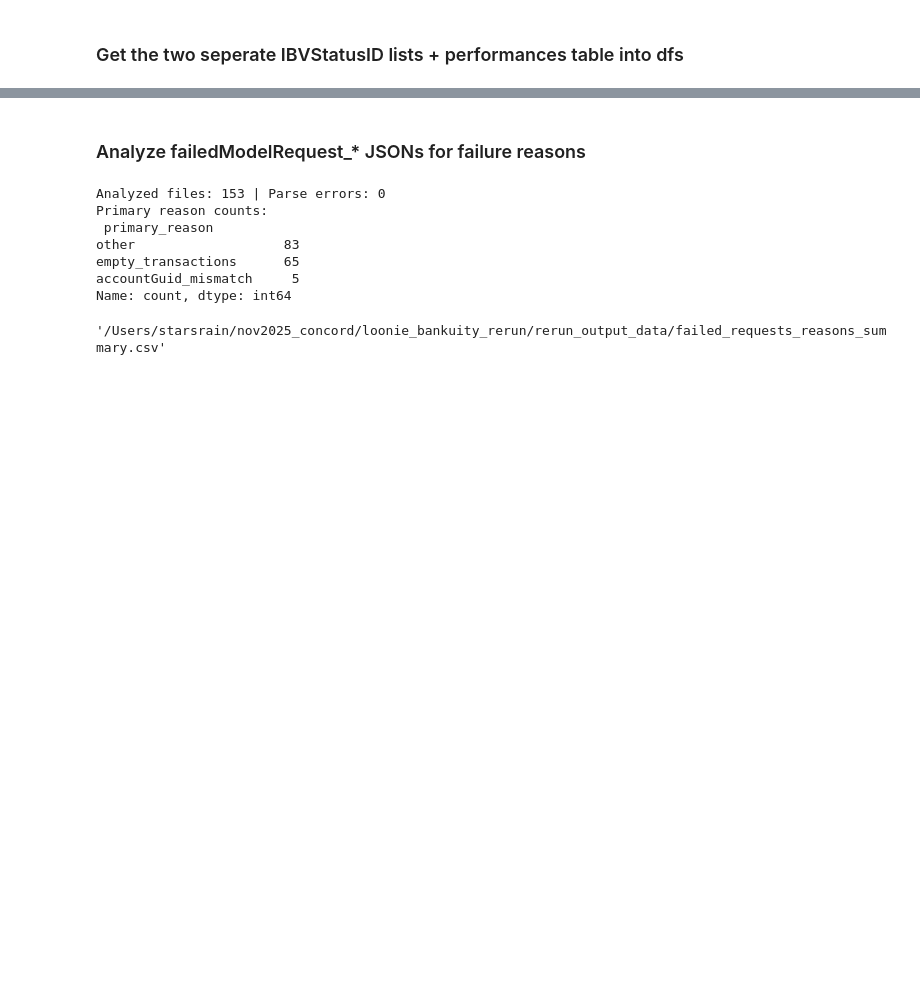
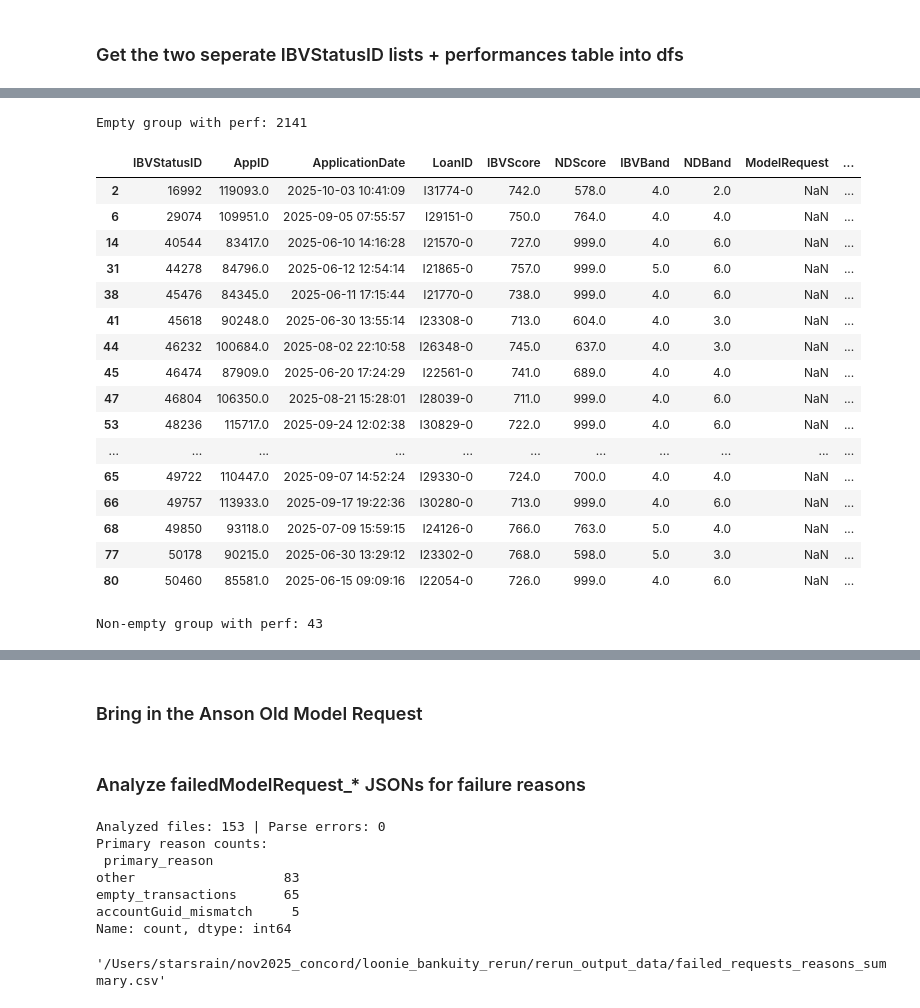
Before and after one commit to Junchen-concord/loonie_bankuity_rerun, a Jupyter notebook: notebooks/jcx_failed_id_analysis.ipynb, the cells around one changed output, grey strips where cells are left out. Drawn from its saved outputs; the diff is of its cells as text; code cells hidden in the pictures; blank space fills up the shorter version.

```diff
--- a/notebooks/jcx_failed_id_analysis.ipynb
+++ b/notebooks/jcx_failed_id_analysis.ipynb
@@ -16,5 +16,7 @@ pd.set_option('display.max_columns', None)
 ### Get the two seperate IBVStatusID lists + performances table into dfs
 # %%
 # load the csvs into dfs
+
+df_perf = pd.read_csv("/Users/starsrain/nov2025_concord/loonie_bankuity_rerun/rerun_output_data/df_ibvIDs_perf.csv")
 empty_model_requests = pd.read_csv("/Users/starsrain/nov2025_concord/loonie_bankuity_rerun/rerun_output_data/empty_model_requests.csv")
 non_empty_model_requests = pd.read_csv("/Users/starsrain/nov2025_concord/loonie_bankuity_rerun/rerun_output_data/non_empty_model_requests.csv")
@@ -342,0 +75,35 @@ perf_join_nonempty = perf_vs_nonempty
+# %%
+# Raw samples for IDs that have performance in each group
+cols = [c for c in [
+    'IBVStatusID','AppID','ApplicationDate','LoanID',
+    'IBVScore','NDScore','IBVBand','NDBand','ModelRequest','ModelResponse','B1ExtResponse','B2ExtResponse'
+] if c in perf_join_empty.columns]
+
+empty_with_perf = perf_join_empty.loc[perf_join_empty['has_perf']].copy()
+nonempty_with_perf = perf_join_nonempty.loc[perf_join_nonempty['has_perf']].copy()
+
+print(f"Empty group with perf: {len(empty_with_perf)}")
+display(empty_with_perf[cols].head(20))
+
+print(f"\nNon-empty group with perf: {len(nonempty_with_perf)}")
+display(nonempty_with_perf[cols].head(20))
+# %% [output]
+Empty group with perf: 2141
+|  | IBVStatusID | AppID | ApplicationDate | LoanID | IBVScore | NDScore | IBVBand | NDBand | ModelRequest | ... |
+| 2 | 16992 | 119093.0 | 2025-10-03 10:41:09 | I31774-0 | 742.0 | 578.0 | 4.0 | 2.0 | NaN | ... |
+| 6 | 29074 | 109951.0 | 2025-09-05 07:55:57 | I29151-0 | 750.0 | 764.0 | 4.0 | 4.0 | NaN | ... |
+| 14 | 40544 | 83417.0 | 2025-06-10 14:16:28 | I21570-0 | 727.0 | 999.0 | 4.0 | 6.0 | NaN | ... |
+| 31 | 44278 | 84796.0 | 2025-06-12 12:54:14 | I21865-0 | 757.0 | 999.0 | 5.0 | 6.0 | NaN | ... |
+| 38 | 45476 | 84345.0 | 2025-06-11 17:15:44 | I21770-0 | 738.0 | 999.0 | 4.0 | 6.0 | NaN | ... |
+| 41 | 45618 | 90248.0 | 2025-06-30 13:55:14 | I23308-0 | 713.0 | 604.0 | 4.0 | 3.0 | NaN | ... |
+| 44 | 46232 | 100684.0 | 2025-08-02 22:10:58 | I26348-0 | 745.0 | 637.0 | 4.0 | 3.0 | NaN | ... |
+| 45 | 46474 | 87909.0 | 2025-06-20 17:24:29 | I22561-0 | 741.0 | 689.0 | 4.0 | 4.0 | NaN | ... |
+| 47 | 46804 | 106350.0 | 2025-08-21 15:28:01 | I28039-0 | 711.0 | 999.0 | 4.0 | 6.0 | NaN | ... |
+| 53 | 48236 | 115717.0 | 2025-09-24 12:02:38 | I30829-0 | 722.0 | 999.0 | 4.0 | 6.0 | NaN | ... |
+| ... | ... | ... | ... | ... | ... | ... | ... | ... | ... | ... |
+| 65 | 49722 | 110447.0 | 2025-09-07 14:52:24 | I29330-0 | 724.0 | 700.0 | 4.0 | 4.0 | NaN | ... |
+| 66 | 49757 | 113933.0 | 2025-09-17 19:22:36 | I30280-0 | 713.0 | 999.0 | 4.0 | 6.0 | NaN | ... |
+| 68 | 49850 | 93118.0 | 2025-07-09 15:59:15 | I24126-0 | 766.0 | 763.0 | 5.0 | 4.0 | NaN | ... |
+| 77 | 50178 | 90215.0 | 2025-06-30 13:29:12 | I23302-0 | 768.0 | 598.0 | 5.0 | 3.0 | NaN | ... |
+| 80 | 50460 | 85581.0 | 2025-06-15 09:09:16 | I22054-0 | 726.0 | 999.0 | 4.0 | 6.0 | NaN | ... |
+Non-empty group with perf: 43
@@ -342,0 +127,2 @@ perf_join_nonempty = perf_vs_nonempty
+# %% [markdown]
+### Bring in the Anson Old Model Request
```
Also changed, not shown: parts of 8 cells of this notebook, 1 other file.
